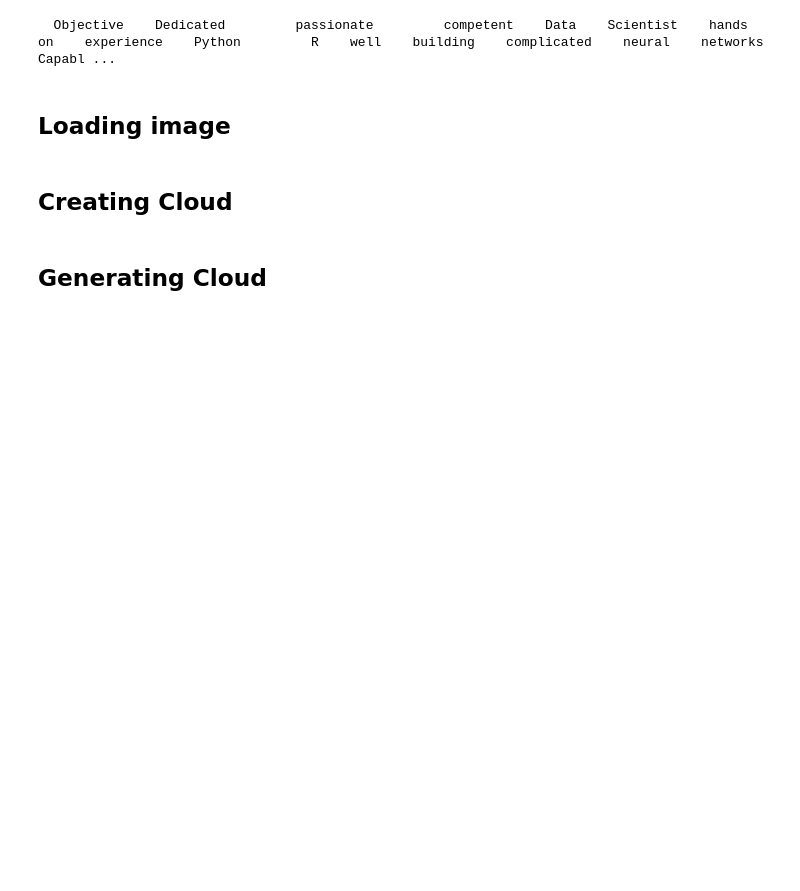
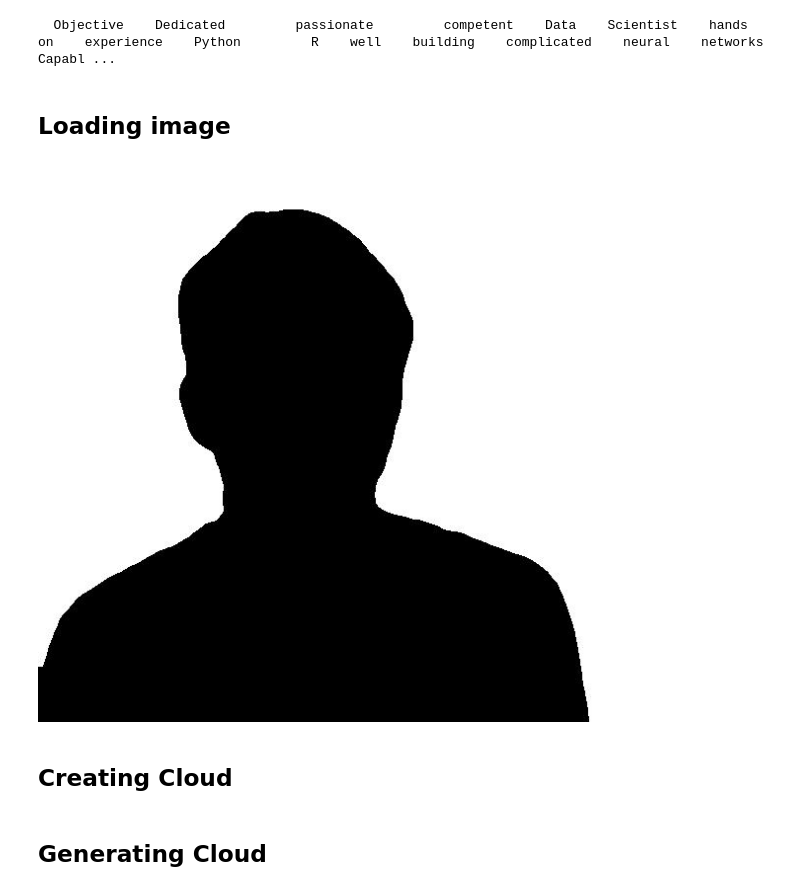
Before and after one commit to shivampradhan/Projects, a Jupyter notebook: wordcloud.ipynb, the cells around one changed output. Cells and saved outputs as stored; diff of their text form; code cells hidden in the pictures; blank space fills up the shorter version.

```diff
--- a/wordcloud.ipynb
+++ b/wordcloud.ipynb
@@ -81,8 +82,11 @@ print(texts)
 # %% [markdown]
 ## Loading image
 # %%
-img=Image.open('black.jpg')
+img=Image.open('Segmentation.jpg')
 custom_mask = np.array(img)
+img
+# %% [output]
+[figure, added]
 # %% [markdown]
 ## Creating Cloud
 # %%
```
Also changed, not shown: parts of 5 cells of this notebook, 3 other files.
